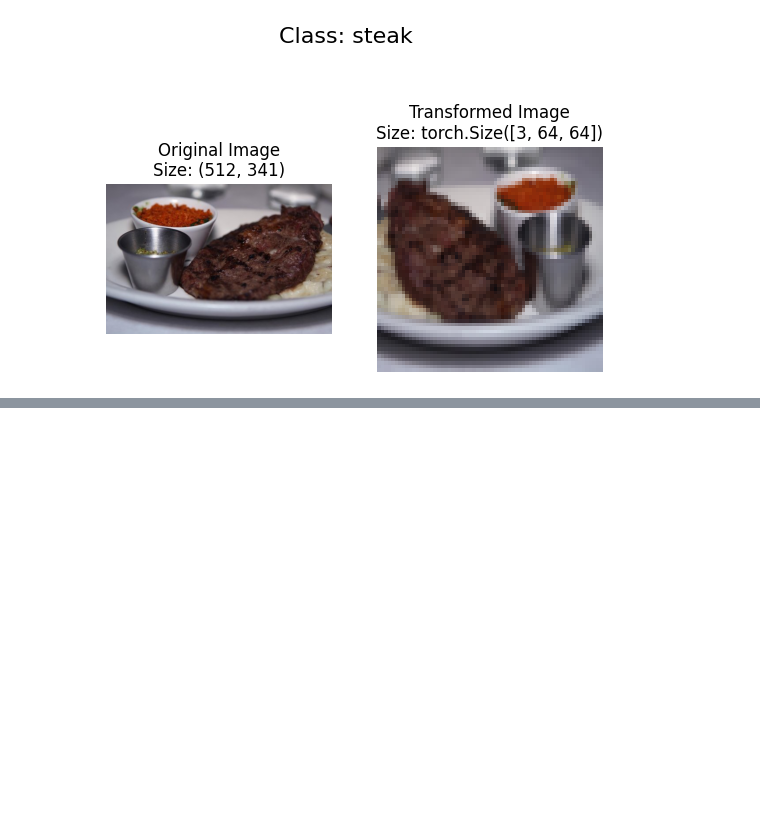
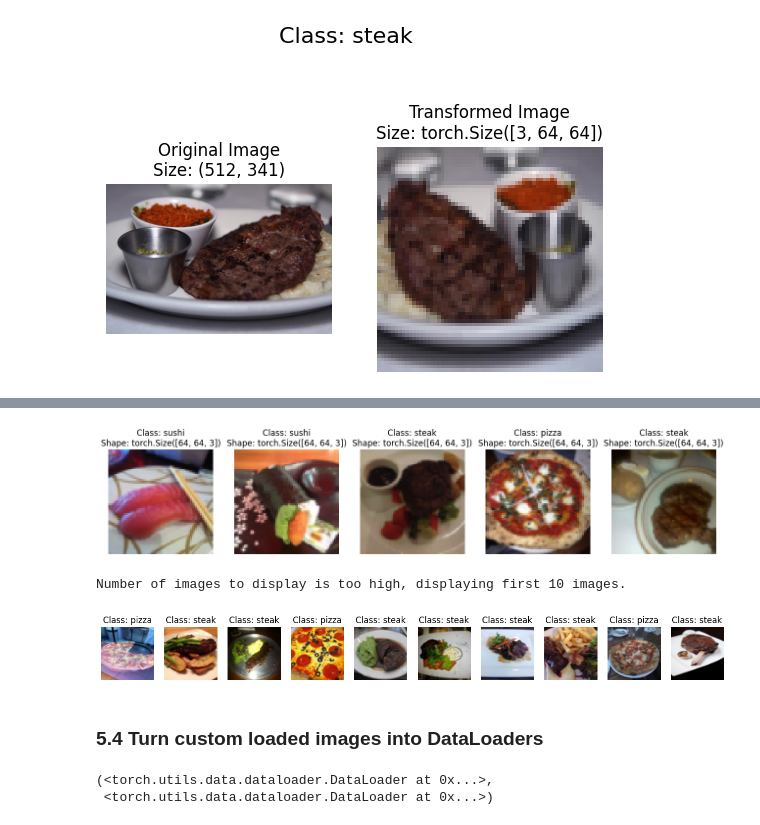
Before and after one commit to bohemian83/pytorch_yt, a Jupyter notebook: 04_pytorch_custom_datasets.ipynb, the cells around one changed output, grey strips where cells are left out. Saved outputs shown, nothing was run; the diff lists cells and outputs as text; code cells hidden in the pictures; blank space fills up the shorter version.

```diff
--- a/04_pytorch_custom_datasets.ipynb
+++ b/04_pytorch_custom_datasets.ipynb
@@ -221,0 +389,3 @@ plot_transformed_image(image_paths=image_path_list,
+# %%
+class_names, class_to_idx = find_classes(target_dir)
+class_names, class_to_idx
@@ -221,0 +488,70 @@ plot_transformed_image(image_paths=image_path_list,
+# %%
+# 1. Create a function to take in a dataset
+def display_random_images(dataset: torch.utils.data.Dataset,
+                          classes: list[str] = None,
+                          n: int = 10,
+                          display_shape: bool = True,
+                          seed: int = None):
+    # 2. Adjust display if n it too high
+    if n > 10:
+        print("Number of images to display is too high, displaying first 10 images.")
+        display_shape = False
+        n = 10
+
+    # 3. Set the random seed for reproducibility
+    if seed:
+        random.seed(seed)
+
+    # 4. Get a list of random sample indexes from the target dataset.
+    random_sample_idx = random.sample(range(len(dataset)), k=n)
+
+    # 5. Setup a matplotlib plot.
+    plt.figure(figsize=(16, 8))
+
+    # 6. Loop through the random sample indexes and plot them with matploltib.
+    for i, target_sample in enumerate(random_sample_idx):
+        target_img, target_label = dataset[target_sample][0], dataset[target_sample][1]
+
+        # 7. Make sure the dimensions of our images line up with matplotlib (HWC)
+        target_img_permute = target_img.permute(1, 2, 0)
+
+        # Plot adjusted images
+        plt.subplot(1, n, i + 1)
+        plt.imshow(target_img_permute)
+        plt.axis(False)
+        if classes:
+            title = f"Class: {classes[target_label]}"
+            if display_shape:
+                title += f"\nShape: {target_img_permute.shape}"
+        plt.title(title)
+# %%
+display_random_images(train_data, n=5, classes=class_names, seed=None)
+# %% [output]
+[figure, added]
+# %%
+# Display random images from the ImageFolderCustom dataset
+display_random_images(train_data_custom, n=20, classes=class_names, seed=42)
+# %% [output]
+Number of images to display is too high, displaying first 10 images.
+[figure, added]
+# %% [markdown]
+### 5.4 Turn custom loaded images into DataLoaders
+# %%
+BATCH_SIZE = 32
+NUM_WORKERS = 0
+
+# Create DataLoaders
+train_dataloader_custom = torch.utils.data.DataLoader(dataset=train_data_custom,
+                                                      batch_size=BATCH_SIZE,
+                                                      num_workers=NUM_WORKERS,
+                                                      shuffle=True)
+
+test_dataloader_custom = torch.utils.data.DataLoader(dataset=test_data_custom,
+                                                    batch_size=BATCH_SIZE,
+                                                    num_workers=NUM_WORKERS,
+                                                    shuffle=False)
+
+train_dataloader_custom, test_dataloader_custom
+# %% [output]
+(<torch.utils.data.dataloader.DataLoader at 0x...>,
+ <torch.utils.data.dataloader.DataLoader at 0x...>)
```
Also changed, not shown: parts of 40 cells of this notebook.
